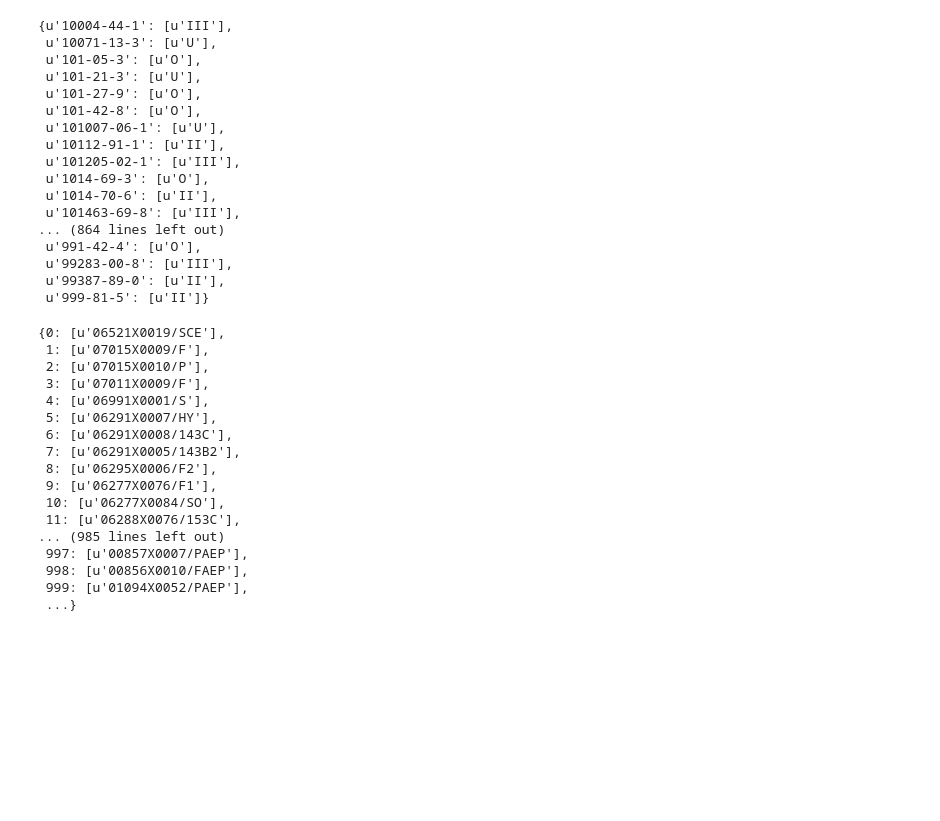
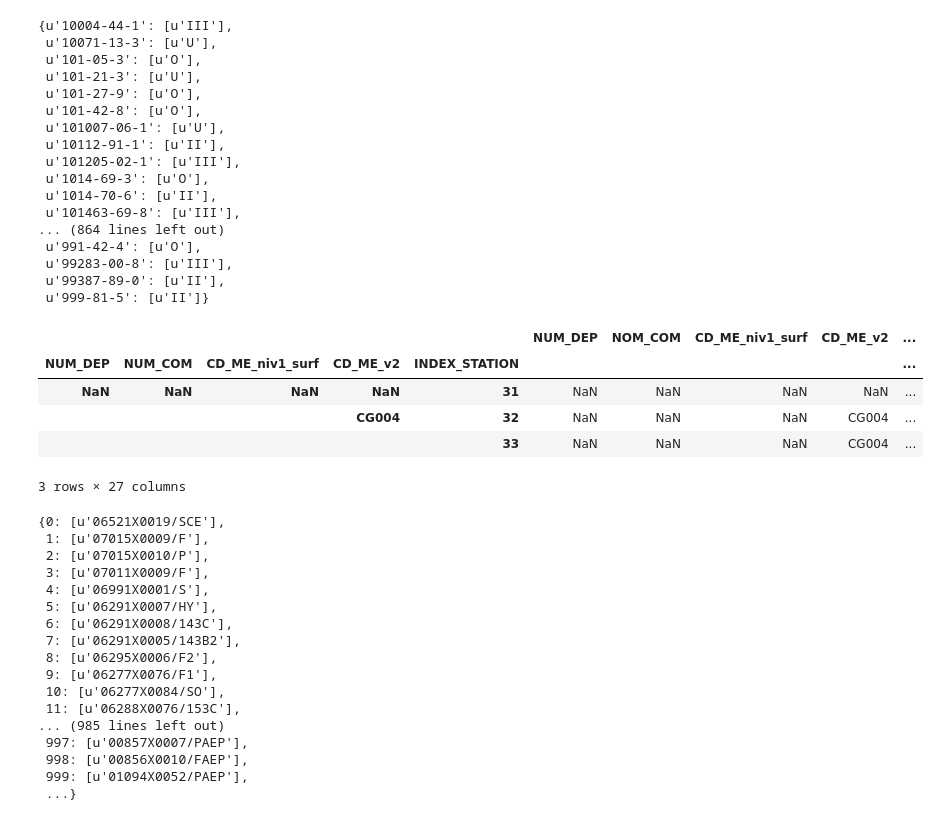
Before and after one commit to JulienParis/hydroviz, a Jupyter notebook: app/static/data/stats_web/test_df_queries.ipynb, the cells around one changed output. Saved outputs shown, nothing was run; the diff lists cells and outputs as text; code cells hidden in the pictures; blank space fills up the shorter version.

```diff
--- a/app/static/data/stats_web/test_df_queries.ipynb
+++ b/app/static/data/stats_web/test_df_queries.ipynb
@@ -102,12 +102,20 @@ df_pest_asdict
 # %%
 ### load files as pandas dataframes
 
 ### STATIONS  ##########################################
 indexing_stations = ["NUM_DEP", "NUM_COM",  "CD_ME_niv1_surf", "CD_ME_v2", "INDEX_STATION"]
 df_stations         = pd.read_csv( src_stat_files["stations_file"], \
                                     sep=csv_sep, encoding=csv_encoding )
 df_stations.set_index(indexing_stations, inplace=True, drop=False)
 df_stations.sort_index(inplace=True)
+df_stations.head(3)
+# %% [output]
+|  |  |  |  |  | NUM_DEP | NOM_COM | CD_ME_niv1_surf | CD_ME_v2 | ... |
+| NUM_DEP | NUM_COM | CD_ME_niv1_surf | CD_ME_v2 | INDEX_STATION |  |  |  |  | ... |
+| NaN | NaN | NaN | NaN | 31 | NaN | NaN | NaN | NaN | ... |
+|  |  |  | CG004 | 32 | NaN | NaN | NaN | CG004 | ... |
+|  |  |  |  | 33 | NaN | NaN | NaN | CG004 | ... |
+3 rows × 27 columns
 # %%
 dict_dpt_com  = { k: g["NUM_COM"].tolist() for k,g in df_stations.groupby("NUM_DEP")}
 dict_INDEX_CD = { k: g["CD_STATION"].tolist() for k,g in df_stations.groupby("INDEX_STATION")}
```
Also changed, not shown: parts of 9 cells of this notebook, 4 other files.
